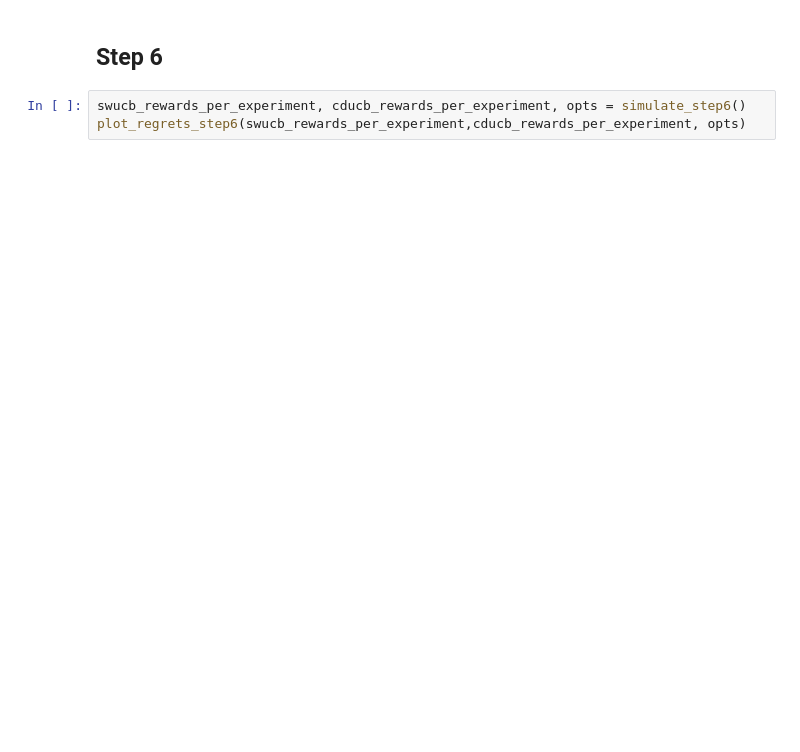
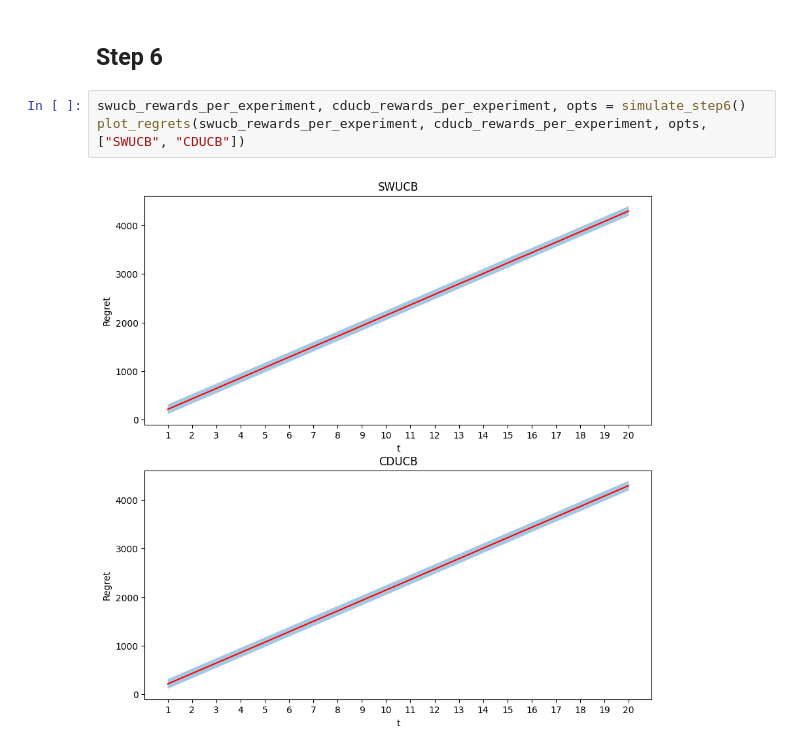
Before and after one commit to FPuoti255/OLA_project, a Jupyter notebook: src/trial_notebook.ipynb, the cells around one changed output. Cells and saved outputs as stored; diff of their text form; blank space fills up the shorter version.

```diff
--- a/src/trial_notebook.ipynb
+++ b/src/trial_notebook.ipynb
@@ -68,4 +53,6 @@ plot_regrets_step5(gpts_rewards_per_experiment,gpucb_rewards_per_experiment,opts
 ## Step 6
 # %%
 swucb_rewards_per_experiment, cducb_rewards_per_experiment, opts = simulate_step6()
-plot_regrets_step6(swucb_rewards_per_experiment,cducb_rewards_per_experiment, opts)
+plot_regrets(swucb_rewards_per_experiment, cducb_rewards_per_experiment, opts, ["SWUCB", "CDUCB"])
+# %% [output]
+[figure, added]
```
Also changed, not shown: parts of 6 cells of this notebook, 4 other files.
